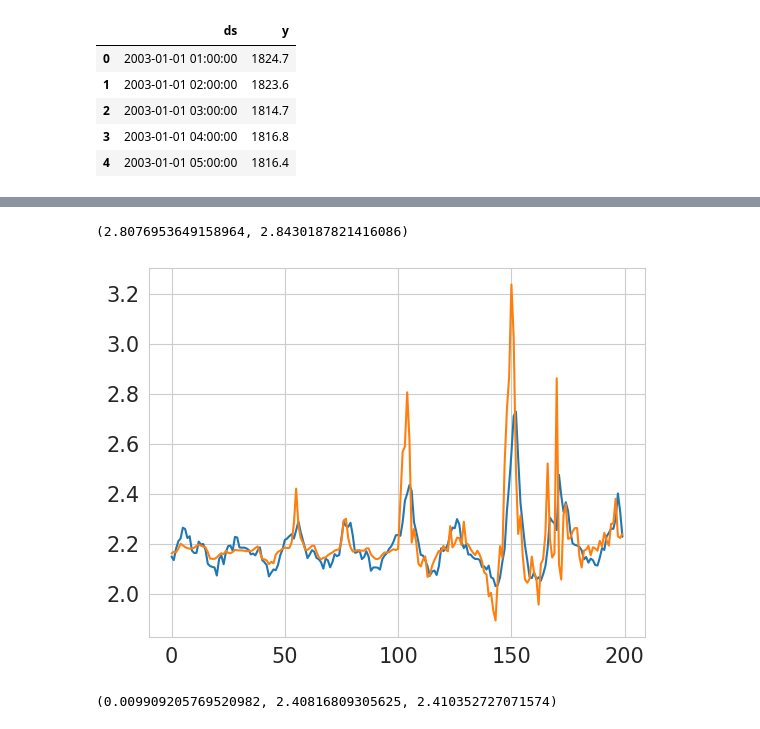
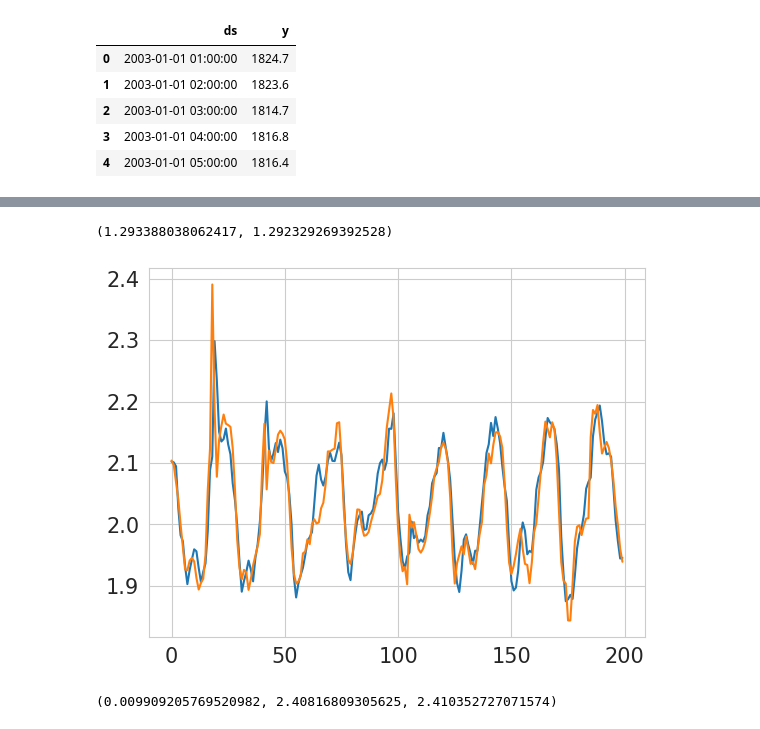
Before and after one commit to OkoksNeDam/geoinformation-data-forecasting, a Jupyter notebook: mlp.ipynb, the cells around one changed output, grey strips where cells are left out. Drawn from its saved outputs; the diff is of its cells as text; code cells hidden in the pictures.

Commit message:
find best method for fill missing values

```diff
--- a/mlp.ipynb
+++ b/mlp.ipynb
@@ -255,0 +419,4 @@ print(min_mape)
+# %%
+scaler = StandardScaler()
+df_train_filled_knn.y = scaler.fit_transform(np.array(df_train_filled_knn.y).reshape(-1, 1)).T[0]
+df_val_filled_knn.y = scaler.transform(np.array(df_val_filled_knn.y).reshape(-1, 1)).T[0]
@@ -255,0 +425,11 @@ print(min_mape)
+# %%
+train_dataloader, val_dataloader = get_dataloaders_from_dataframe(df_train_filled_knn, df_val_filled_knn)
+# %%
+torch.manual_seed(42)
+NUM_EPOCHS = 150
+
+model = MLP(1000, 128, 1).to(device)
+criterion = nn.MSELoss()
+optimizer = torch.optim.SGD(model.parameters(), lr=1e-4, momentum=0.9)
+
+min_mape, min_smape, best_model = train(model, criterion, optimizer, train_dataloader, val_dataloader, scheduler=None, n_epochs=NUM_EPOCHS)
@@ -256,12 +451,11 @@ print(min_mape)
 # %%
-model.eval()
 y_pred_arr = torch.tensor([])
 y_true_arr = torch.tensor([])
 for x_val, y_val in val_dataloader:
   with torch.no_grad():
     x_val = x_val.to(device)
     y_val = y_val.to(device)
-    y_pred = model(x_val).squeeze(1)
+    y_pred = best_model(x_val).squeeze(1)
     loss = nn.MSELoss()(y_pred, y_val.squeeze(1))
     y_pred_arr = torch.cat((y_pred_arr, y_pred.cpu()))
     y_true_arr = torch.cat((y_true_arr, y_val.squeeze(1).cpu()))
@@ -276,12 +470,12 @@ mean_squared_error(y_true_arr, y_pred_arr), mean_absolute_percentage_error(y_tru
 # %%
-s = slice(10000, 10200)
+s = slice(5500, 5700)
 a = 0
 plt.plot(y_pred_arr[s] + a)
 plt.plot(y_true_arr[s] + a)
 mean_absolute_percentage_error(y_true_arr[s] + a, y_pred_arr[s] + a) * 100, calc_smape(y_true_arr[s] + a, y_pred_arr[s] + a)
 # %% [output]
-(2.8076953649158964, 2.8430187821416086)
+(1.293388038062417, 1.292329269392528)
-[figure, old version]
+[figure, new version]
 # %%
 data_for_pred = torch.tensor(df_val.y[:1000])
 y_pred_arr = torch.tensor([])
```
Also changed, not shown: parts of 74 cells of this notebook.
